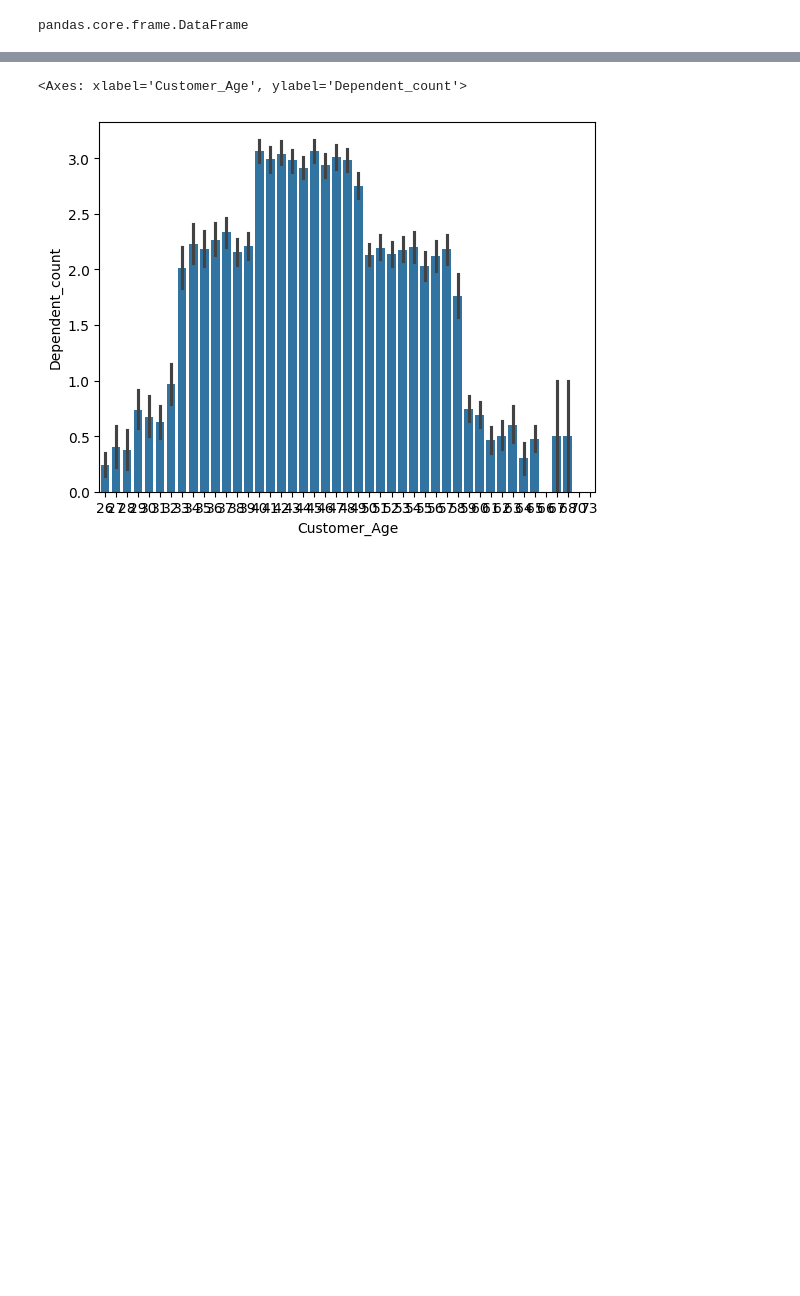
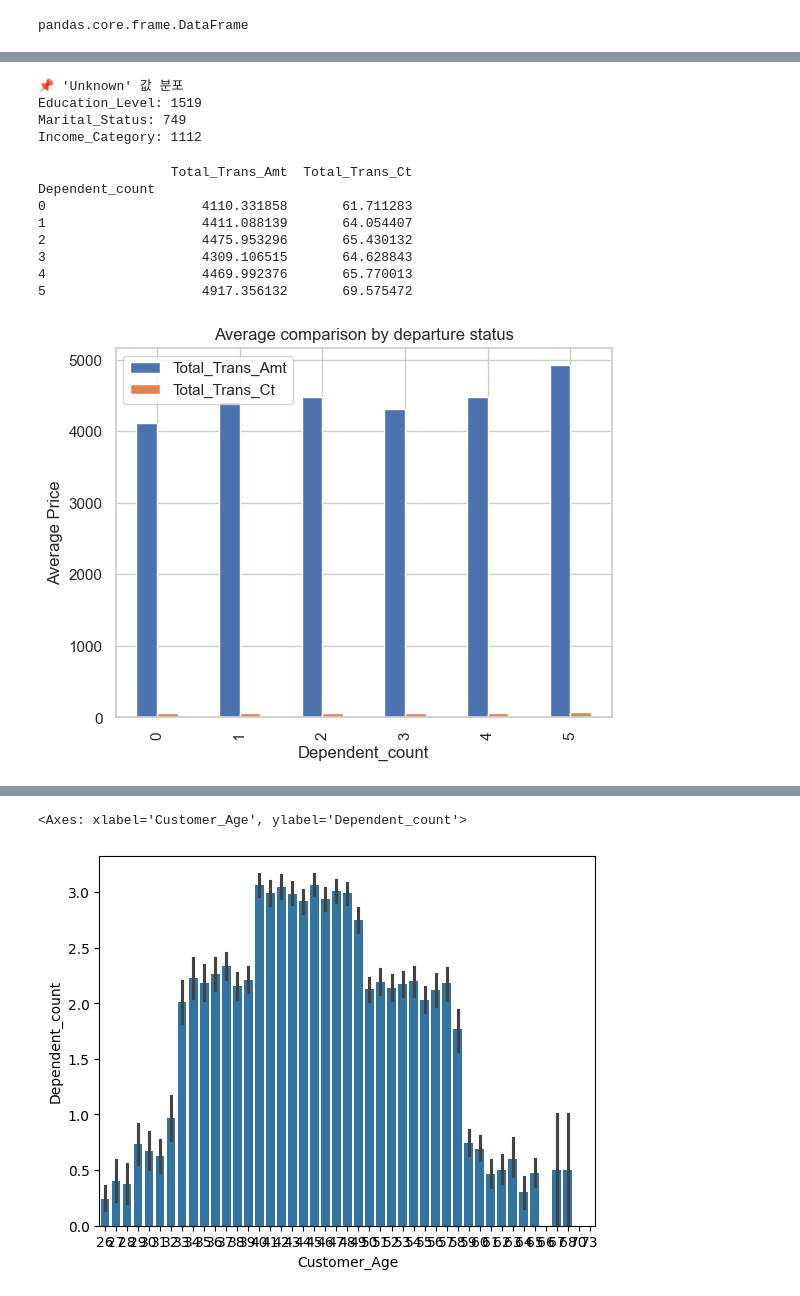
Before and after one commit to SKNETWORKS-FAMILY-AICAMP/SKN21-2nd-3Team, a Jupyter notebook: EDA.ipynb, the cells around one changed output, grey strips where cells are left out. Drawn from its saved outputs; the diff is of its cells as text; code cells hidden in the pictures; blank space fills up the shorter version.

```diff
--- a/EDA.ipynb
+++ b/EDA.ipynb
@@ -93,2 +97,0 @@ Index(['CLIENTNUM', 'Attrition_Flag', 'Customer_Age', 'Gender',
-# %%
-data = data.drop(data.columns[-1], axis=1)
@@ -131,3 +104,6 @@ data.describe()
+# %%
+plt.rcParams['font.family'] = "Malgun Gothic"
+sns.set(style="whitegrid")
 # %%
 data.info()
 # %% [output]
@@ -151,2 +126,0 @@ memory usage: 1.8+ MB
-# %%
-data = data.drop(data.columns[-1], axis=1)
@@ -189,2 +126,0 @@ data
-# %%
-data = data.drop(data.columns[-1], axis=1)
@@ -206,0 +169,30 @@ data
+# %%
+print("\n📌 'Unknown' 값 분포")
+for col in data.select_dtypes(include="object").columns:
+    unknown_count = (data[col] == "Unknown").sum()
+    if unknown_count > 0:
+        print(f"{col}: {unknown_count}")
+# %% [output]
+📌 'Unknown' 값 분포
+Education_Level: 1519
+Marital_Status: 749
+Income_Category: 1112
+# %%
+target_cols = ["Total_Trans_Amt", "Total_Trans_Ct"]
+group_mean = data.groupby("Dependent_count")[target_cols].mean()
+print(group_mean)
+
+group_mean.plot(kind="bar")
+plt.title("Average comparison by departure status")
+plt.ylabel("Average Price")
+plt.show()
+# %% [output]
+                 Total_Trans_Amt  Total_Trans_Ct
+Dependent_count
+0                    4110.331858       61.711283
+1                    4411.088139       64.054407
+2                    4475.953296       65.430132
+3                    4309.106515       64.628843
+4                    4469.992376       65.770013
+5                    4917.356132       69.575472
+[figure, added]
```
Also changed, not shown: parts of 27 cells of this notebook.
